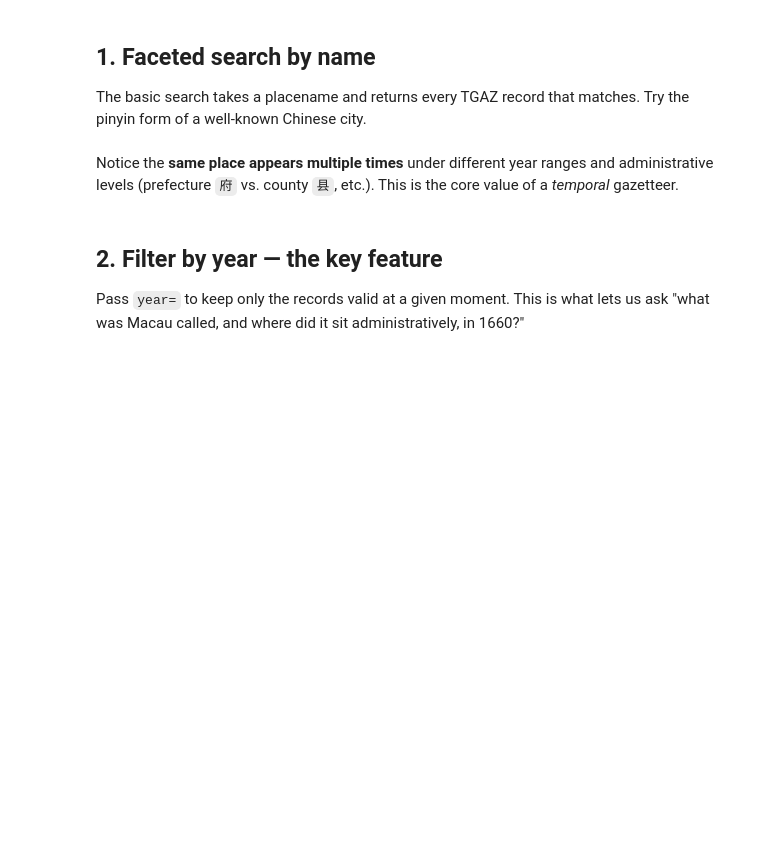
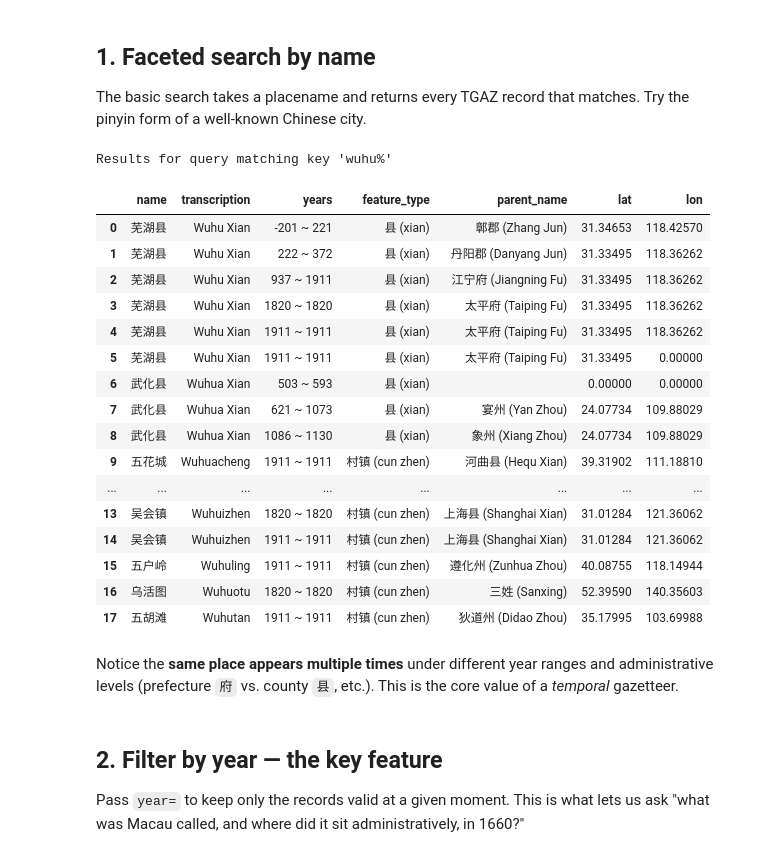
Before and after one commit to joaquimrcarvalho/dehergne-locations, a Jupyter notebook: notebooks/chgis-tgaz.ipynb, the cells around one changed output. Drawn from its saved outputs; the diff is of its cells as text; code cells hidden in the pictures; blank space fills up the shorter version.

```diff
--- a/notebooks/chgis-tgaz.ipynb
+++ b/notebooks/chgis-tgaz.ipynb
@@ -42,10 +40,29 @@ ImportError: cannot import name 'tgaz_query' from 'dehergne_util' (/Users/jrc/mh
 The basic search takes a placename and returns every TGAZ record that
 matches. Try the pinyin form of a well-known Chinese city.
 # %%
-r = tgaz_query(name="Guangzhou")
+r = tgaz_query(name="wuhu")
 df = tgaz_results_to_dataframe(r)
 print(r["memo"])
 df[["name", "transcription", "years", "feature_type", "parent_name", "lat", "lon"]]
+# %% [output]
+Results for query matching key 'wuhu%'
+|  | name | transcription | years | feature_type | parent_name | lat | lon |
+| 0 | 芜湖县 | Wuhu Xian | -201 ~ 221 | 县 (xian) | 鄣郡 (Zhang Jun) | 31.34653 | 118.42570 |
+| 1 | 芜湖县 | Wuhu Xian | 222 ~ 372 | 县 (xian) | 丹阳郡 (Danyang Jun) | 31.33495 | 118.36262 |
+| 2 | 芜湖县 | Wuhu Xian | 937 ~ 1911 | 县 (xian) | 江宁府 (Jiangning Fu) | 31.33495 | 118.36262 |
+| 3 | 芜湖县 | Wuhu Xian | 1820 ~ 1820 | 县 (xian) | 太平府 (Taiping Fu) | 31.33495 | 118.36262 |
+| 4 | 芜湖县 | Wuhu Xian | 1911 ~ 1911 | 县 (xian) | 太平府 (Taiping Fu) | 31.33495 | 118.36262 |
+| 5 | 芜湖县 | Wuhu Xian | 1911 ~ 1911 | 县 (xian) | 太平府 (Taiping Fu) | 31.33495 | 0.00000 |
+| 6 | 武化县 | Wuhua Xian | 503 ~ 593 | 县 (xian) |  | 0.00000 | 0.00000 |
+| 7 | 武化县 | Wuhua Xian | 621 ~ 1073 | 县 (xian) | 宴州 (Yan Zhou) | 24.07734 | 109.88029 |
+| 8 | 武化县 | Wuhua Xian | 1086 ~ 1130 | 县 (xian) | 象州 (Xiang Zhou) | 24.07734 | 109.88029 |
+| 9 | 五花城 | Wuhuacheng | 1911 ~ 1911 | 村镇 (cun zhen) | 河曲县 (Hequ Xian) | 39.31902 | 111.18810 |
+| ... | ... | ... | ... | ... | ... | ... | ... |
+| 13 | 吴会镇 | Wuhuizhen | 1820 ~ 1820 | 村镇 (cun zhen) | 上海县 (Shanghai Xian) | 31.01284 | 121.36062 |
+| 14 | 吴会镇 | Wuhuizhen | 1911 ~ 1911 | 村镇 (cun zhen) | 上海县 (Shanghai Xian) | 31.01284 | 121.36062 |
+| 15 | 五户岭 | Wuhuling | 1911 ~ 1911 | 村镇 (cun zhen) | 遵化州 (Zunhua Zhou) | 40.08755 | 118.14944 |
+| 16 | 乌活图 | Wuhuotu | 1820 ~ 1820 | 村镇 (cun zhen) | 三姓 (Sanxing) | 52.39590 | 140.35603 |
+| 17 | 五胡滩 | Wuhutan | 1911 ~ 1911 | 村镇 (cun zhen) | 狄道州 (Didao Zhou) | 35.17995 | 103.69988 |
 # %% [markdown]
 Notice the **same place appears multiple times** under different year
 ranges and administrative levels (prefecture `府` vs. county `县`, etc.).
```
Also changed, not shown: parts of 15 cells of this notebook.
